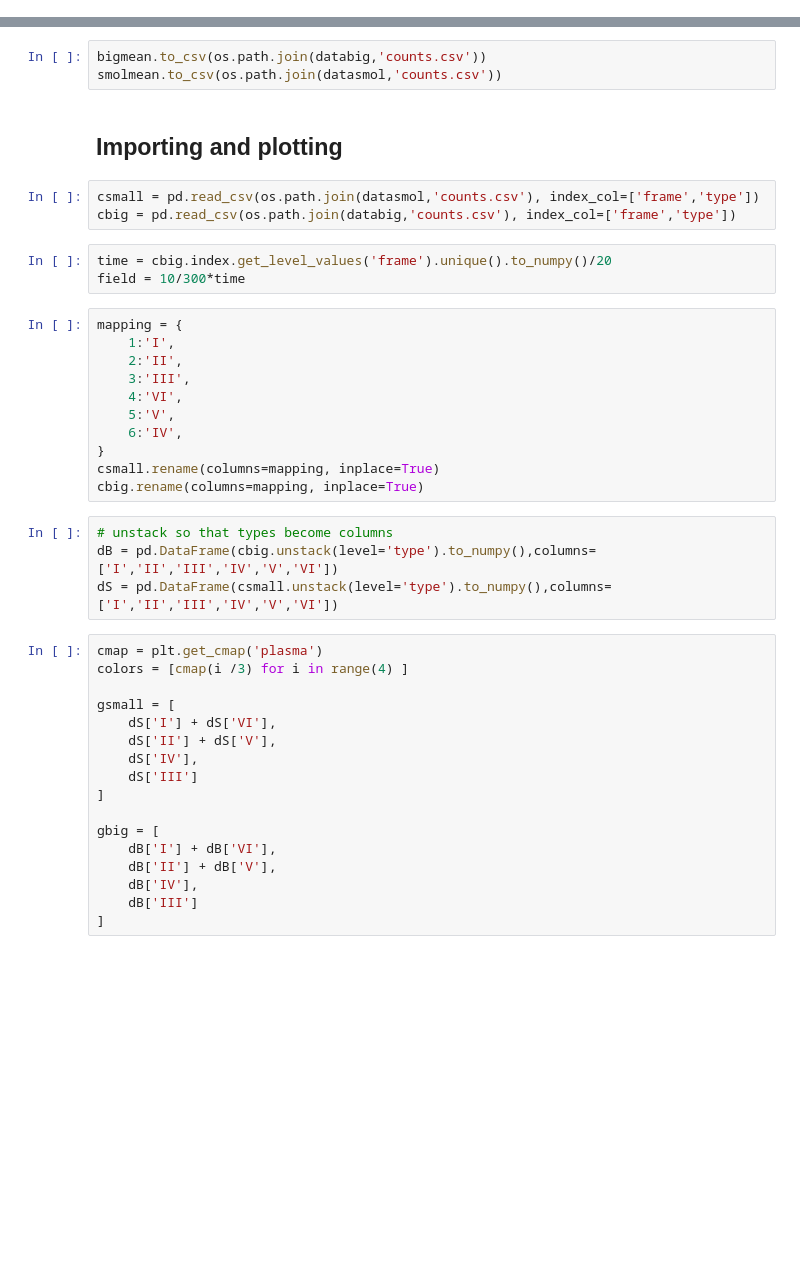
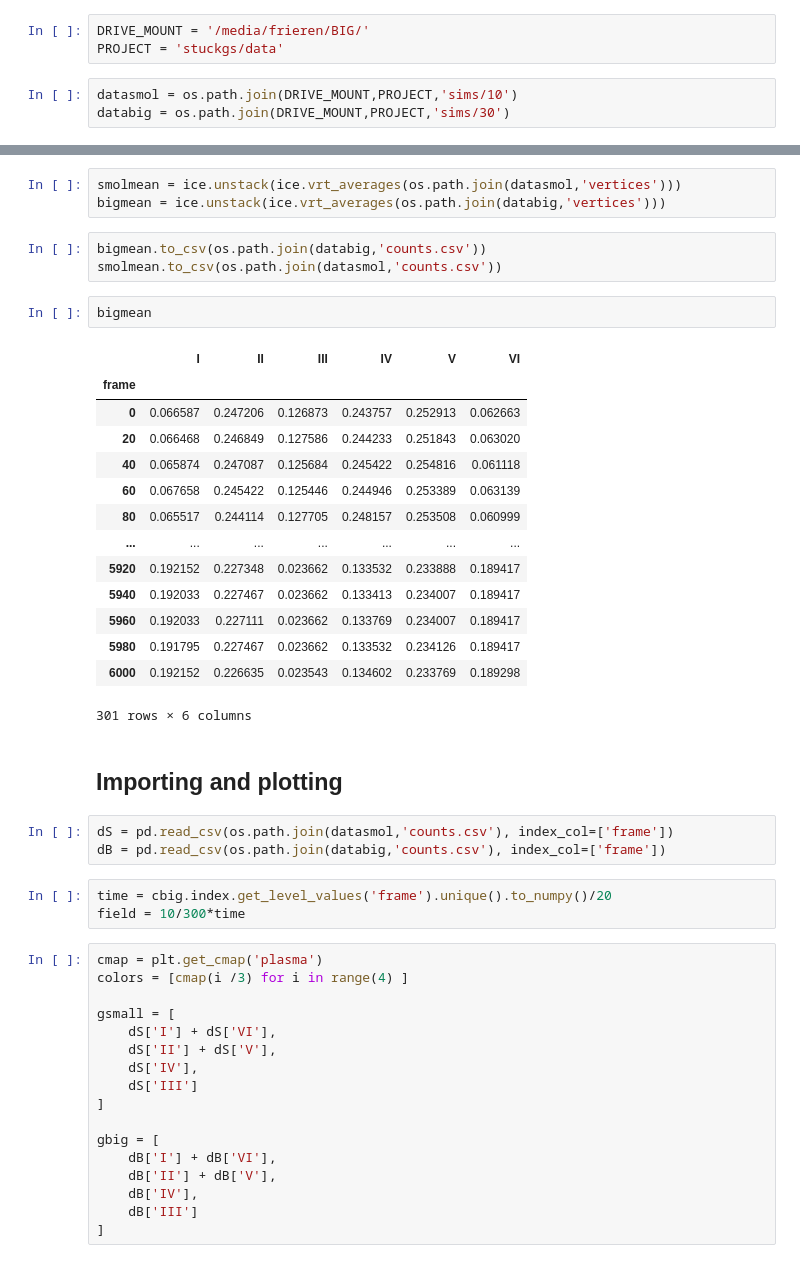
Before and after one commit to leogabac/stuckgs, a Jupyter notebook: src/mkfig/fig2.ipynb, the cells around one changed output, grey strips where cells are left out. Cells and saved outputs as stored; diff of their text form; blank space fills up the shorter version.

```diff
--- a/src/mkfig/fig2.ipynb
+++ b/src/mkfig/fig2.ipynb
@@ -50,3 +36,9 @@ def do_vertices_shit(data_path):
+# %%
+DRIVE_MOUNT = '/media/frieren/BIG/'
+PROJECT = 'stuckgs/data'
+# %%
+datasmol = os.path.join(DRIVE_MOUNT,PROJECT,'sims/10')
+databig = os.path.join(DRIVE_MOUNT,PROJECT,'sims/30')
 # %% [markdown]
 # Vertices average expanded types
 # %%
@@ -148,29 +137,34 @@ smolmean = averaged_vrt_counts(datasmol)
+# %%
+smolmean = ice.unstack(ice.vrt_averages(os.path.join(datasmol,'vertices')))
+bigmean = ice.unstack(ice.vrt_averages(os.path.join(databig,'vertices')))
 # %%
 bigmean.to_csv(os.path.join(databig,'counts.csv'))
 smolmean.to_csv(os.path.join(datasmol,'counts.csv'))
+# %%
+bigmean
+# %% [output]
+|  | I | II | III | IV | V | VI |
+| frame |  |  |  |  |  |  |
+| 0 | 0.066587 | 0.247206 | 0.126873 | 0.243757 | 0.252913 | 0.062663 |
+| 20 | 0.066468 | 0.246849 | 0.127586 | 0.244233 | 0.251843 | 0.063020 |
+| 40 | 0.065874 | 0.247087 | 0.125684 | 0.245422 | 0.254816 | 0.061118 |
+| 60 | 0.067658 | 0.245422 | 0.125446 | 0.244946 | 0.253389 | 0.063139 |
+| 80 | 0.065517 | 0.244114 | 0.127705 | 0.248157 | 0.253508 | 0.060999 |
+| ... | ... | ... | ... | ... | ... | ... |
+| 5920 | 0.192152 | 0.227348 | 0.023662 | 0.133532 | 0.233888 | 0.189417 |
+| 5940 | 0.192033 | 0.227467 | 0.023662 | 0.133413 | 0.234007 | 0.189417 |
+| 5960 | 0.192033 | 0.227111 | 0.023662 | 0.133769 | 0.234007 | 0.189417 |
+| 5980 | 0.191795 | 0.227467 | 0.023662 | 0.133532 | 0.234126 | 0.189417 |
+| 6000 | 0.192152 | 0.226635 | 0.023543 | 0.134602 | 0.233769 | 0.189298 |
+301 rows × 6 columns
 # %% [markdown]
 ## Importing and plotting
 # %%
-csmall = pd.read_csv(os.path.join(datasmol,'counts.csv'), index_col=['frame','type'])
-cbig = pd.read_csv(os.path.join(databig,'counts.csv'), index_col=['frame','type'])
+dS = pd.read_csv(os.path.join(datasmol,'counts.csv'), index_col=['frame'])
+dB = pd.read_csv(os.path.join(databig,'counts.csv'), index_col=['frame'])
 # %%
 time = cbig.index.get_level_values('frame').unique().to_numpy()/20
 field = 10/300*time
-# %%
-mapping = {
-    1:'I',
-    2:'II',
-    3:'III',
-    4:'VI',
-    5:'V',
-    6:'IV',
-}
-csmall.rename(columns=mapping, inplace=True)
-cbig.rename(columns=mapping, inplace=True)
-# %%
-# unstack so that types become columns
-dB = pd.DataFrame(cbig.unstack(level='type').to_numpy(),columns=['I','II','III','IV','V','VI'])
-dS = pd.DataFrame(csmall.unstack(level='type').to_numpy(),columns=['I','II','III','IV','V','VI'])
 # %%
 cmap = plt.get_cmap('plasma')
 colors = [cmap(i /3) for i in range(4) ]
```
Also changed, not shown: parts of 11 cells of this notebook, 5 other files.
